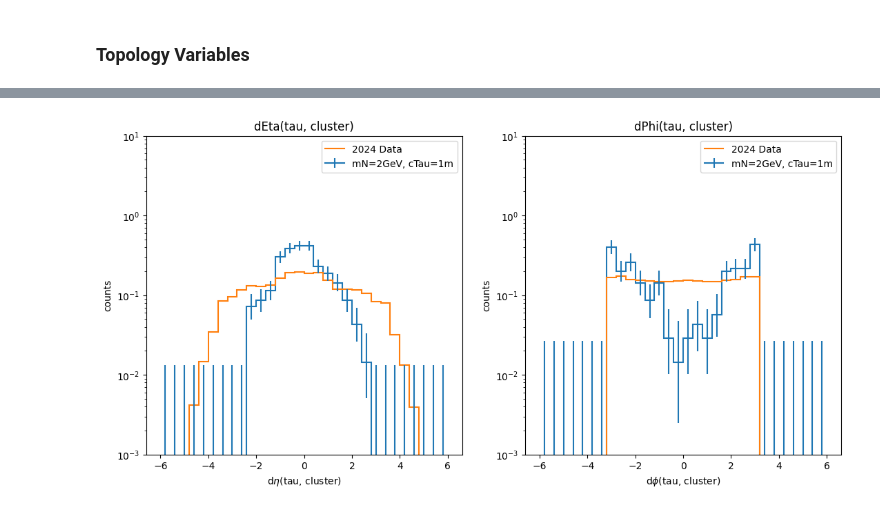
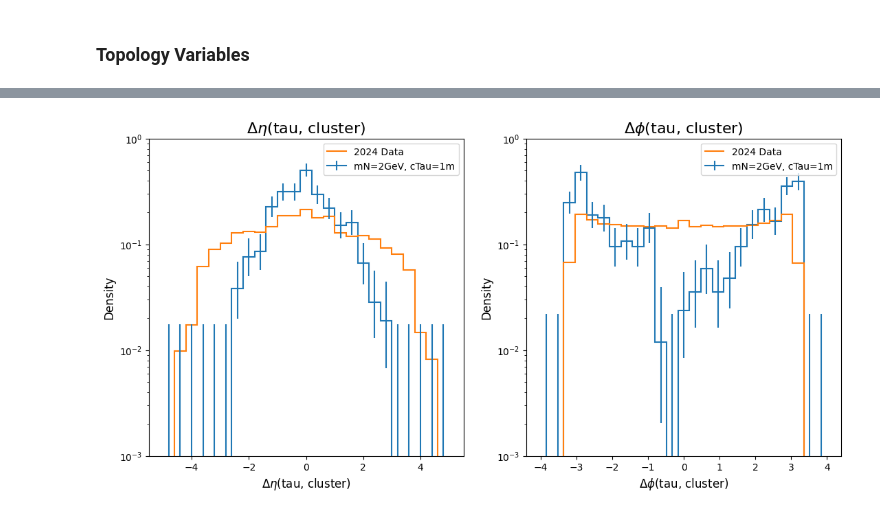
Before and after one commit to cms-lpc-llp/run3_llp_analyzer, a Jupyter notebook: HNL_Plotting_Scripts/Preliminary_Sensitivity_Plots.ipynb, the cells around one changed output, grey strips where cells are left out. Saved outputs shown, nothing was run; the diff lists cells and outputs as text; code cells hidden in the pictures.

```diff
--- a/HNL_Plotting_Scripts/Preliminary_Sensitivity_Plots.ipynb
+++ b/HNL_Plotting_Scripts/Preliminary_Sensitivity_Plots.ipynb
@@ -245,31 +263,34 @@ about to run cartesian for phi
-# %%
-fig, axs = plt.subplots(1,2, figsize=(13,6))
-signal_label = "mN=2GeV, cTau=1m"
-data_label = "2024 Data"
-
-#dEta
-h_pT = output["tau_cluster_dEta"]
-h_pT_data = output_data["tau_cluster_dEta"]
-h_pT.plot(ax=axs[0], label=signal_label, density=True)
-h_pT_data.plot(ax=axs[0], label=data_label, density=True)
-axs[0].set_title(h_pT.metadata["title"])
-axs[0].set_ylabel(h_pT.metadata["y_label"])
-axs[0].legend()
-axs[0].set_yscale('log')
-axs[0].set_ylim(1e-3, 10)
-
-#dPhi
-h_eta = output["tau_cluster_dPhi"]
-h_eta_data = output_data["tau_cluster_dPhi"]
-h_eta.plot(ax=axs[1], label=signal_label, density=True)
-h_eta_data.plot(ax=axs[1], label=data_label, density=True)
-axs[1].set_title(h_eta.metadata["title"])
-axs[1].set_ylabel(h_eta.metadata["y_label"])
-axs[1].legend()
-axs[1].set_yscale('log')
-axs[1].set_ylim(1e-3, 10)
-
-
-plt.show()
-# %% [output]
-[figure, removed]
+# %%
+#with updated analyzer branches
+fig, axs = plt.subplots(1,2, figsize=(13,6))
+signal_label = "mN=2GeV, cTau=1m"
+data_label = "2024 Data"
+
+#dEta
+h_pT = output["CSC_Cluster_Tau_DeltaEta"]
+h_pT_data = output_data["CSC_Cluster_Tau_DeltaEta"]
+h_pT.plot(ax=axs[0], label=signal_label, density=True)
+h_pT_data.plot(ax=axs[0], label=data_label, density=True)
+axs[0].set_title("$\Delta\eta$(tau, cluster)", fontsize=16)
+axs[0].set_ylabel("Density", fontsize=12)
+axs[0].set_xlabel("$\Delta\eta$(tau, cluster)", fontsize=12)
+axs[0].legend()
+axs[0].set_yscale('log')
+axs[0].set_ylim(1e-3, 1)
+
+#dPhi
+h_eta = output["CSC_Cluster_Tau_DeltaPhi"]
+h_eta_data = output_data["CSC_Cluster_Tau_DeltaPhi"]
+h_eta.plot(ax=axs[1], label=signal_label, density=True)
+h_eta_data.plot(ax=axs[1], label=data_label, density=True)
+axs[1].set_title("$\Delta\phi$(tau, cluster)", fontsize=16)
+axs[1].set_ylabel("Density", fontsize=12)
+axs[1].set_xlabel("$\Delta\phi$(tau, cluster)", fontsize=12)
+axs[1].legend()
+axs[1].set_yscale('log')
+axs[1].set_ylim(1e-3, 1)
+
+
+plt.show()
+# %% [output]
+[figure, added]
```
Also changed, not shown: parts of 13 cells of this notebook, 58 other files.
